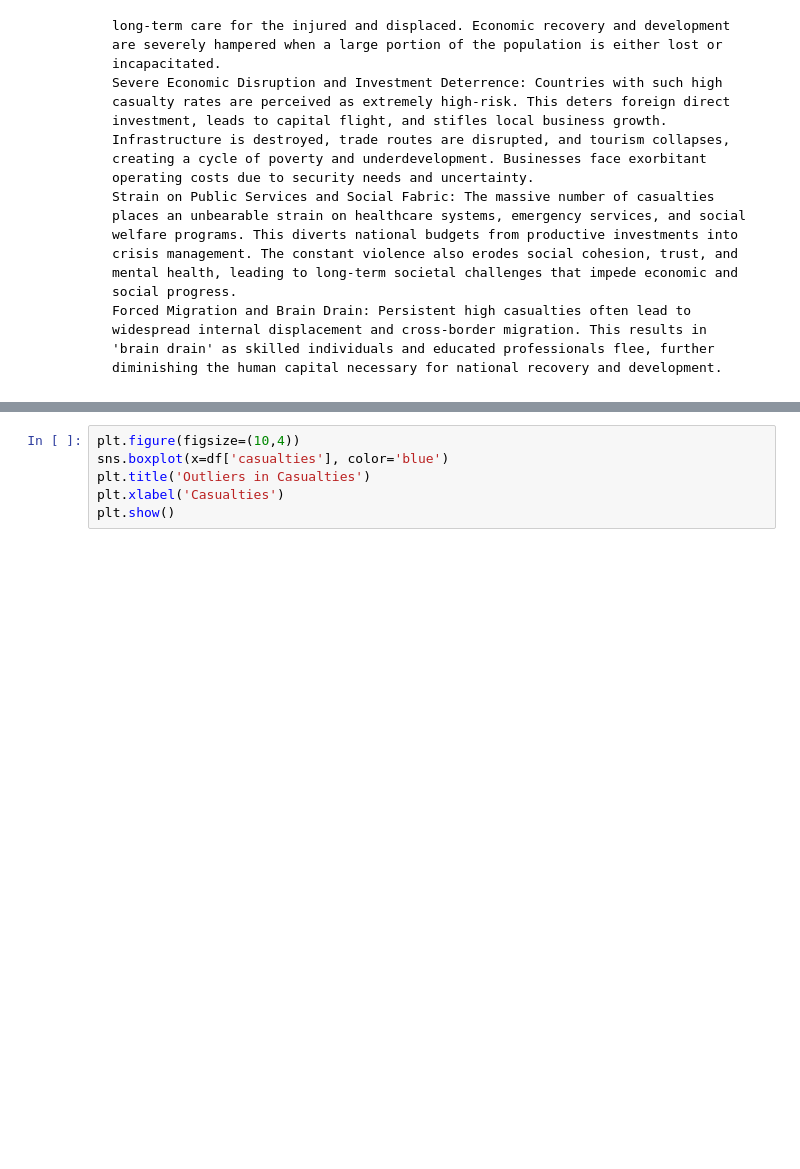
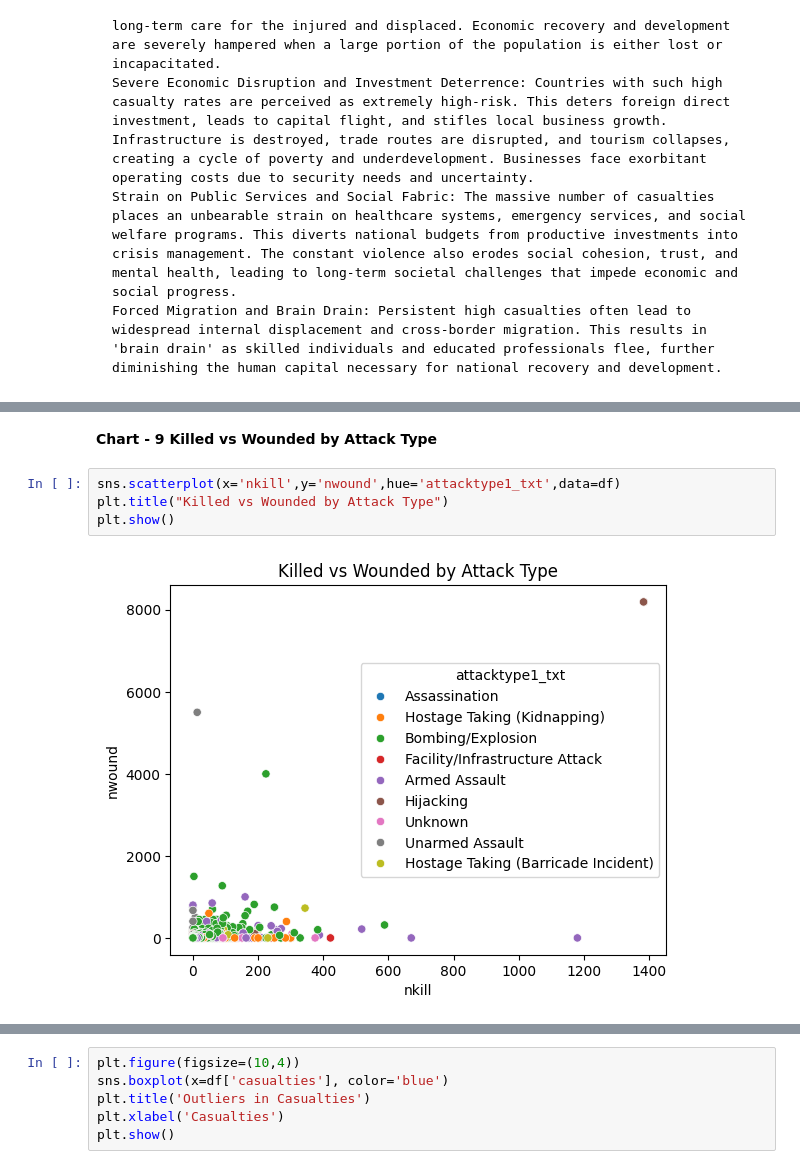
Before and after one commit to Adiba101/DS-ASSIGNMENT3-TERRORISM-, a Jupyter notebook: DS_Assignment3.ipynb, the cells around one changed output, grey strips where cells are left out. Cells and saved outputs as stored; diff of their text form; blank space fills up the shorter version.

```diff
--- a/DS_Assignment3.ipynb
+++ b/DS_Assignment3.ipynb
@@ -1115,0 +1169,8 @@ The most prominent insight leading to negative growth is the overwhelming concen
+# %% [markdown]
+**Chart - 9 Killed vs Wounded by Attack Type**
+# %%
+sns.scatterplot(x='nkill',y='nwound',hue='attacktype1_txt',data=df)
+plt.title("Killed vs Wounded by Attack Type")
+plt.show()
+# %% [output]
+[figure, added]
```
Also changed, not shown: parts of 47 cells of this notebook.
